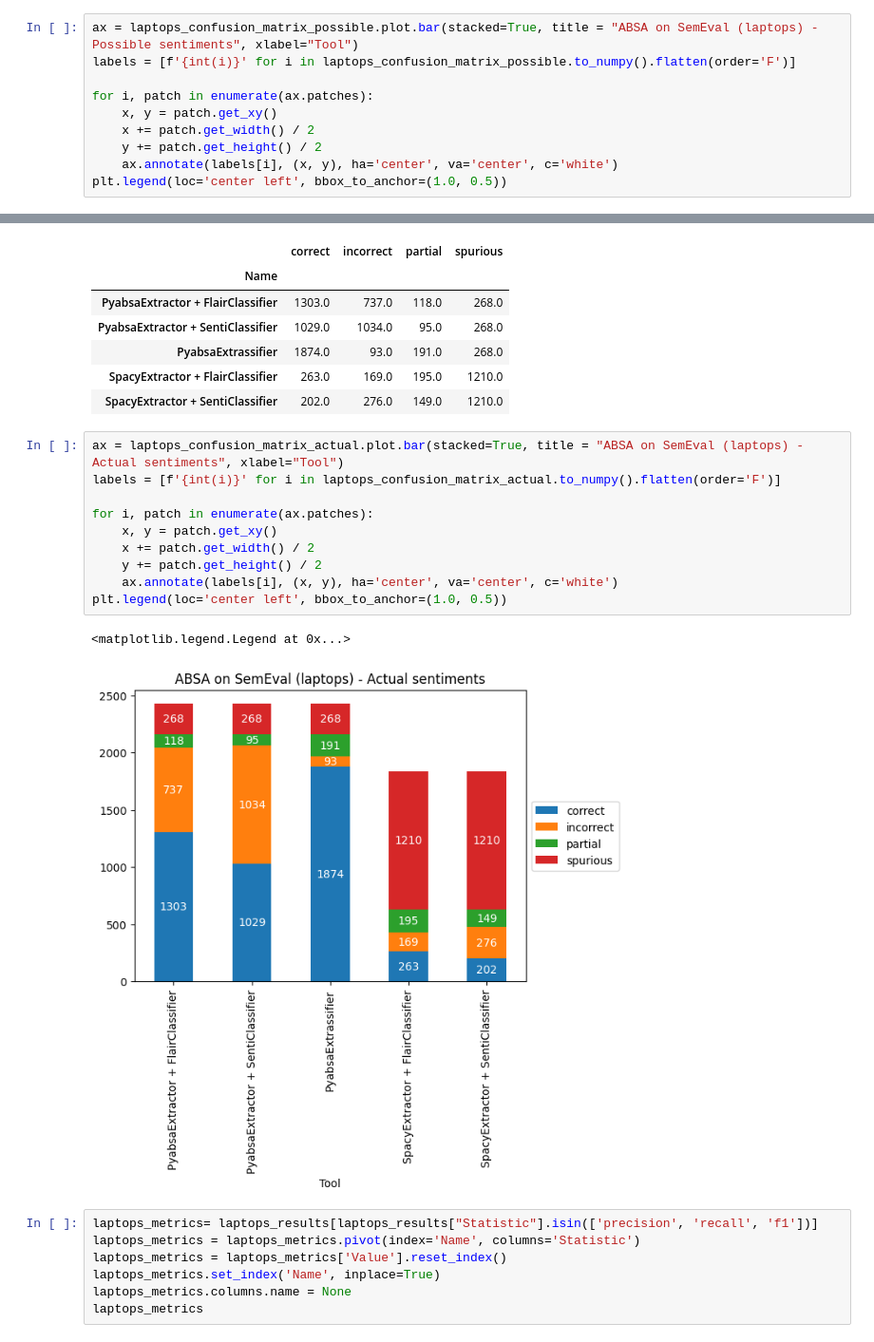
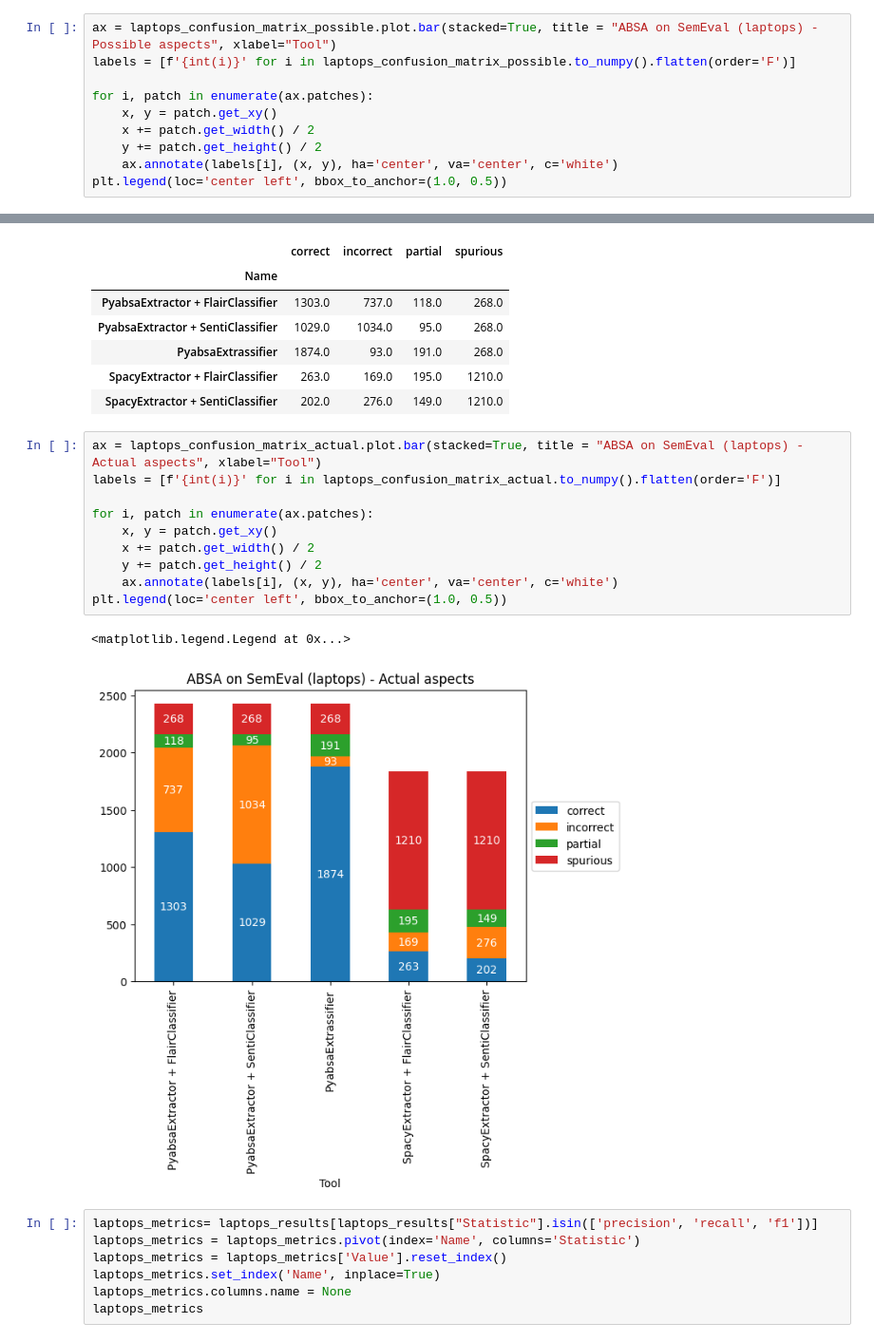
Before and after one commit to grant-TraDA/NLP-2023W, a Jupyter notebook: 10. Product opinions and news/Project1/MS4/codes/results_presentation.ipynb, the cells around one changed output, grey strips where cells are left out. Shown: that part at 95% size. Cells and saved outputs as stored; diff of their text form.

```diff
--- a/10. Product opinions and news/Project1/MS4/codes/results_presentation.ipynb
+++ b/10. Product opinions and news/Project1/MS4/codes/results_presentation.ipynb
@@ -52,7 +52,7 @@ laptops_confusion_matrix_possible
 | SpacyExtractor + FlairClassifier | 263.0 | 169.0 | 1731.0 | 195.0 |
 | SpacyExtractor + SentiClassifier | 202.0 | 276.0 | 1731.0 | 149.0 |
 # %%
-ax = laptops_confusion_matrix_possible.plot.bar(stacked=True, title = "ABSA on SemEval (laptops) - Possible sentiments", xlabel="Tool")
+ax = laptops_confusion_matrix_possible.plot.bar(stacked=True, title = "ABSA on SemEval (laptops) - Possible aspects", xlabel="Tool")
 labels = [f'{int(i)}' for i in laptops_confusion_matrix_possible.to_numpy().flatten(order='F')]
 
 for i, patch in enumerate(ax.patches):
@@ -80,18 +80,18 @@ laptops_confusion_matrix_actual
 | SpacyExtractor + FlairClassifier | 263.0 | 169.0 | 195.0 | 1210.0 |
 | SpacyExtractor + SentiClassifier | 202.0 | 276.0 | 149.0 | 1210.0 |
 # %%
-ax = laptops_confusion_matrix_actual.plot.bar(stacked=True, title = "ABSA on SemEval (laptops) - Actual sentiments", xlabel="Tool")
+ax = laptops_confusion_matrix_actual.plot.bar(stacked=True, title = "ABSA on SemEval (laptops) - Actual aspects", xlabel="Tool")
 labels = [f'{int(i)}' for i in laptops_confusion_matrix_actual.to_numpy().flatten(order='F')]
 
 for i, patch in enumerate(ax.patches):
     x, y = patch.get_xy()
     x += patch.get_width() / 2
     y += patch.get_height() / 2
     ax.annotate(labels[i], (x, y), ha='center', va='center', c='white')
 plt.legend(loc='center left', bbox_to_anchor=(1.0, 0.5))
 # %% [output]
 <matplotlib.legend.Legend at 0x...>
-[figure, old version]
+[figure, new version]
 # %%
 laptops_metrics= laptops_results[laptops_results["Statistic"].isin(['precision', 'recall', 'f1'])]
 laptops_metrics = laptops_metrics.pivot(index='Name', columns='Statistic')
```
Also changed, not shown: parts of 3 cells of this notebook, 16 other files.
